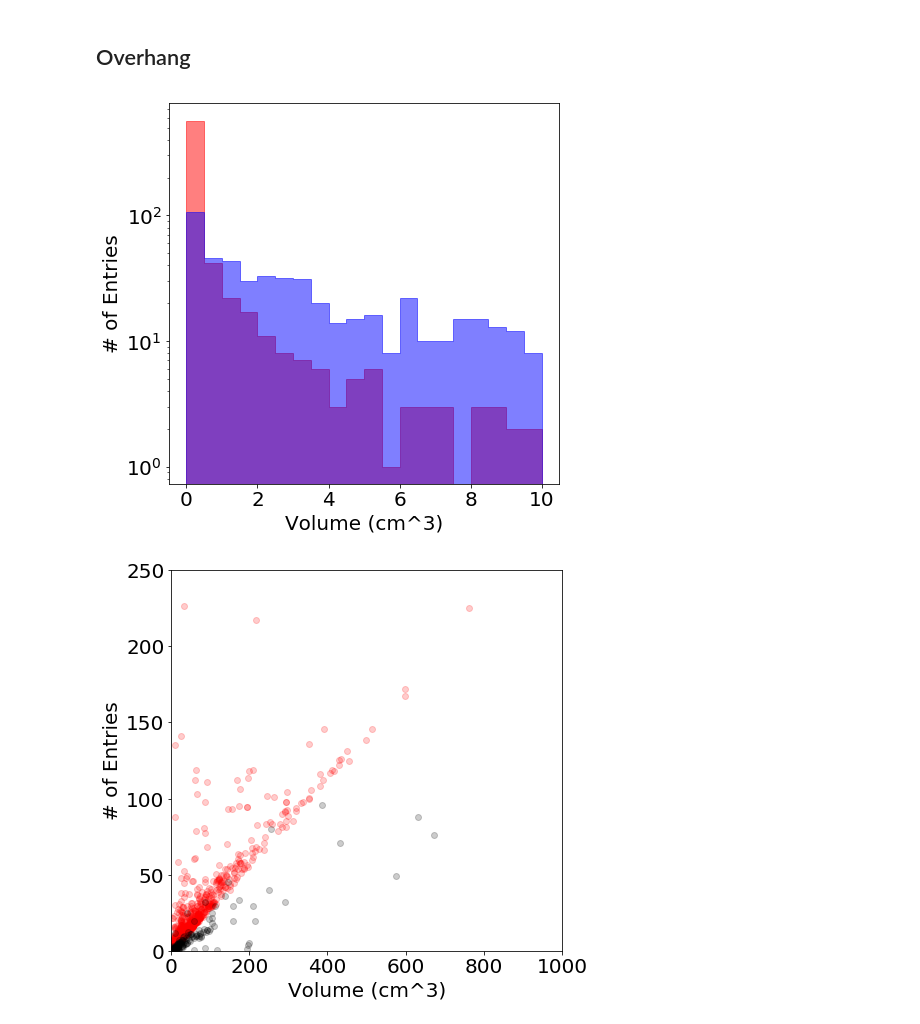
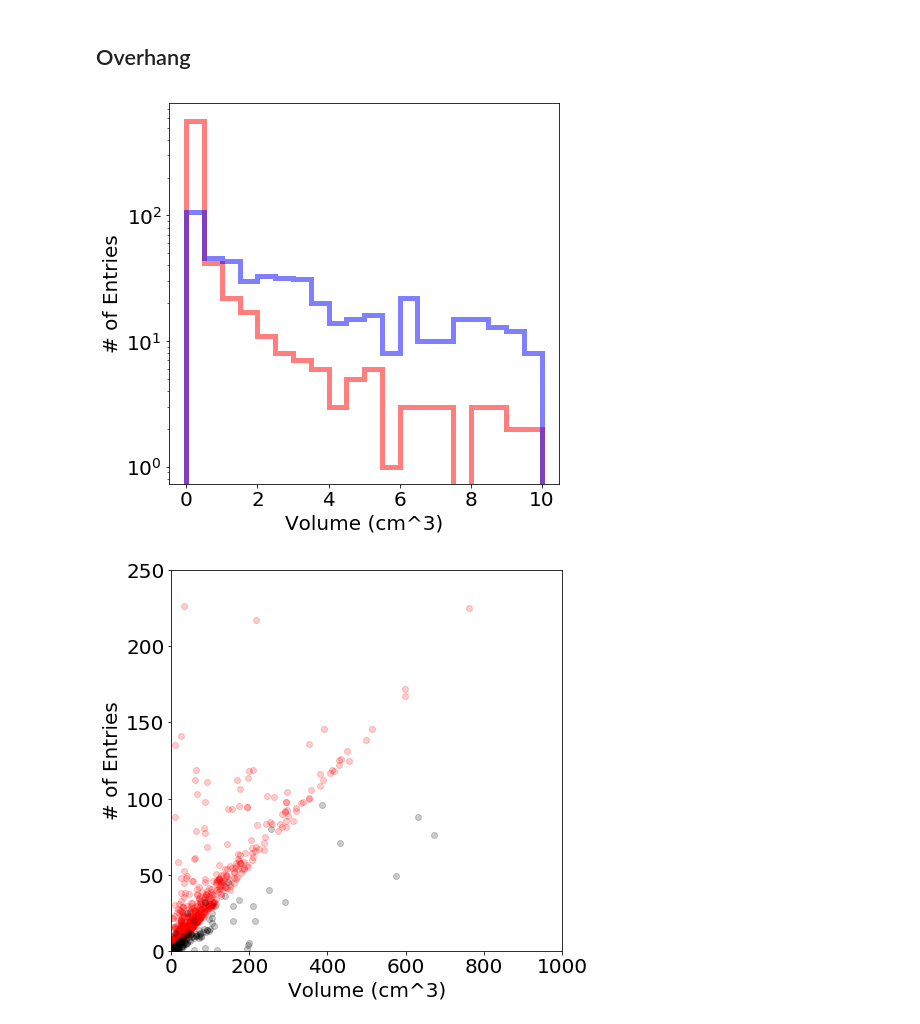
Before and after one commit to franktma/3dforecaster, a Jupyter notebook: analysis/TwoStepModel_Results.ipynb, the cells around one changed output. Cells and saved outputs as stored; diff of their text form; code cells hidden in the pictures.

```diff
--- a/analysis/TwoStepModel_Results.ipynb
+++ b/analysis/TwoStepModel_Results.ipynb
@@ -18,8 +18,8 @@ from TDPPredictor import *
 
 %matplotlib inline
 # %%
-Tag='Train5_Test4'
-outdir='fig/final_v5/'+Tag
+Tag='Results'
+outdir='fig/'+Tag
 import os
 os.system('mkdir -p '+outdir)
 #Load the dataset
@@ -103,20 +103,20 @@ fig.savefig(outdir+'/'+'Vmes_vs_t.png')
 # %%
 labels=(sd.Vsup<0.1)
 len(labels)
 fig, axes = plt.subplots(nrows=1, ncols=1,figsize=(7,7))
-h1=plt.hist(sd_train.Vangover[labels],20,(0,10),color='red',alpha=0.5,label='has support material', histtype='step', stacked=False, fill=True)
-h2=plt.hist(sd_train.Vangover[~labels],20,(0,10),color='blue',alpha=0.5,label='no support material', histtype='step', stacked=False, fill=True)
+h1=plt.hist(sd_train.Vangover[labels],20,(0,10),color='red',alpha=0.5,label='has support material', histtype='step', stacked=False, fill=False,linewidth=5)
+h2=plt.hist(sd_train.Vangover[~labels],20,(0,10),color='blue',alpha=0.5,label='no support material', histtype='step', stacked=False, fill=False, linewidth=5)
 #plt.legend(loc='upper right')
 plt.yscale('log')
 plt.ylabel('# of Entries')
 plt.xlabel('Volume Below Overhang (cm^3)')
 axes.xaxis.set_tick_params(labelsize=20)
 axes.yaxis.set_tick_params(labelsize=20)
 axes.set_xlabel('Volume (cm^3)', fontsize=20)
 axes.set_ylabel('# of Entries', fontsize=20)
 plt.savefig(outdir+'/Vangover_sup0_vs_sup1.png')
 # %% [output]
-[figure, old version]
+[figure, new version]
 # %%
 fig, axes = plt.subplots(nrows=1, ncols=1,figsize=(7,7))
 cut=(sd_train.Vmes/sd_train.Vfil<1.1)
```
Also changed, not shown: parts of 5 cells of this notebook, 2 other files.
